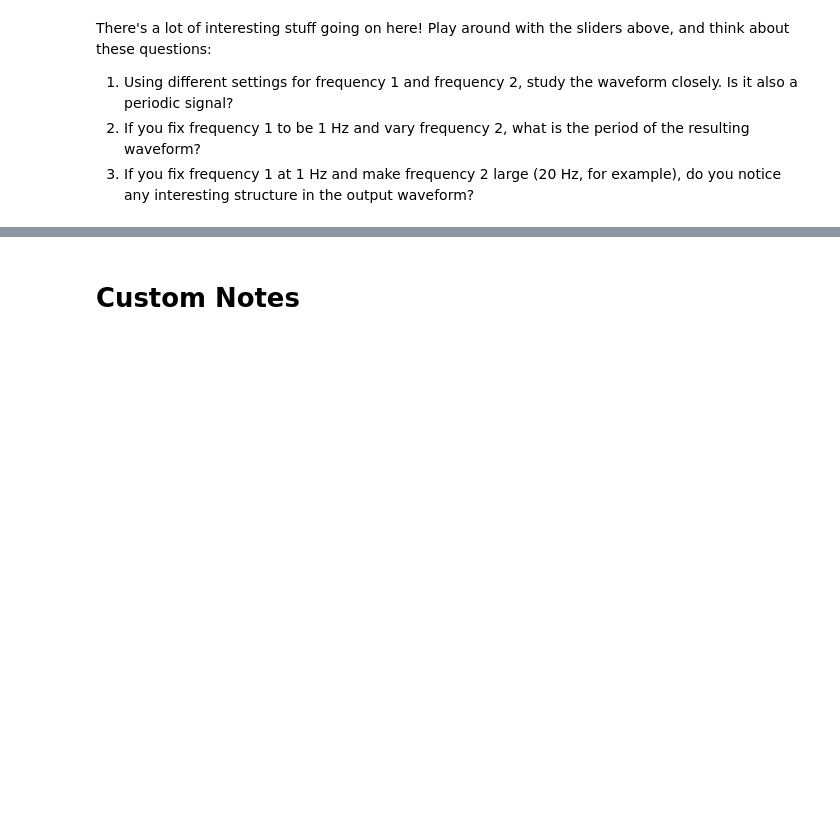
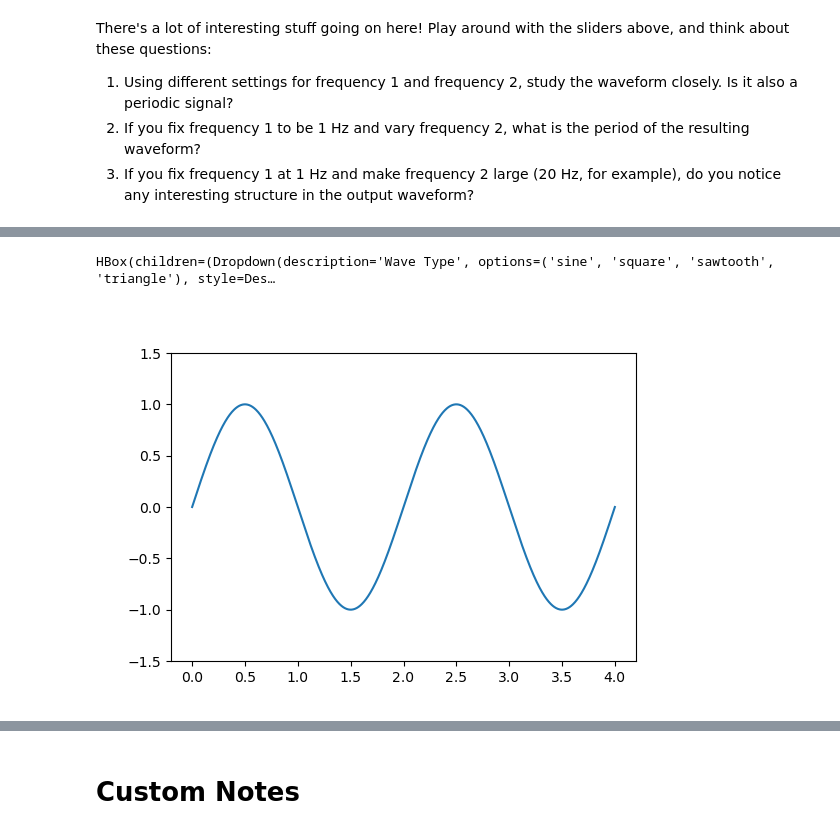
Before and after one commit to SamBT/react23-physics-of-sound, a Jupyter notebook: physics-of-sound-tutorial.ipynb, the cells around one changed output, grey strips where cells are left out. Cells and saved outputs as stored; diff of their text form; code cells hidden in the pictures; blank space fills up the shorter version.

```diff
--- a/physics-of-sound-tutorial.ipynb
+++ b/physics-of-sound-tutorial.ipynb
@@ -277,0 +300,6 @@ VBox(children=(FloatSlider(value=440.0, max=1000.0, min=100.0, step=1.0), Dropdo
+# %%
+from helpers import fourier_sandbox
+fourier_sandbox()
+# %% [output]
+HBox(children=(Dropdown(description='Wave Type', options=('sine', 'square', 'sawtooth', 'triangle'), style=Des…
+[figure, added]
```
Also changed, not shown: parts of 46 cells of this notebook, 6 other files.
